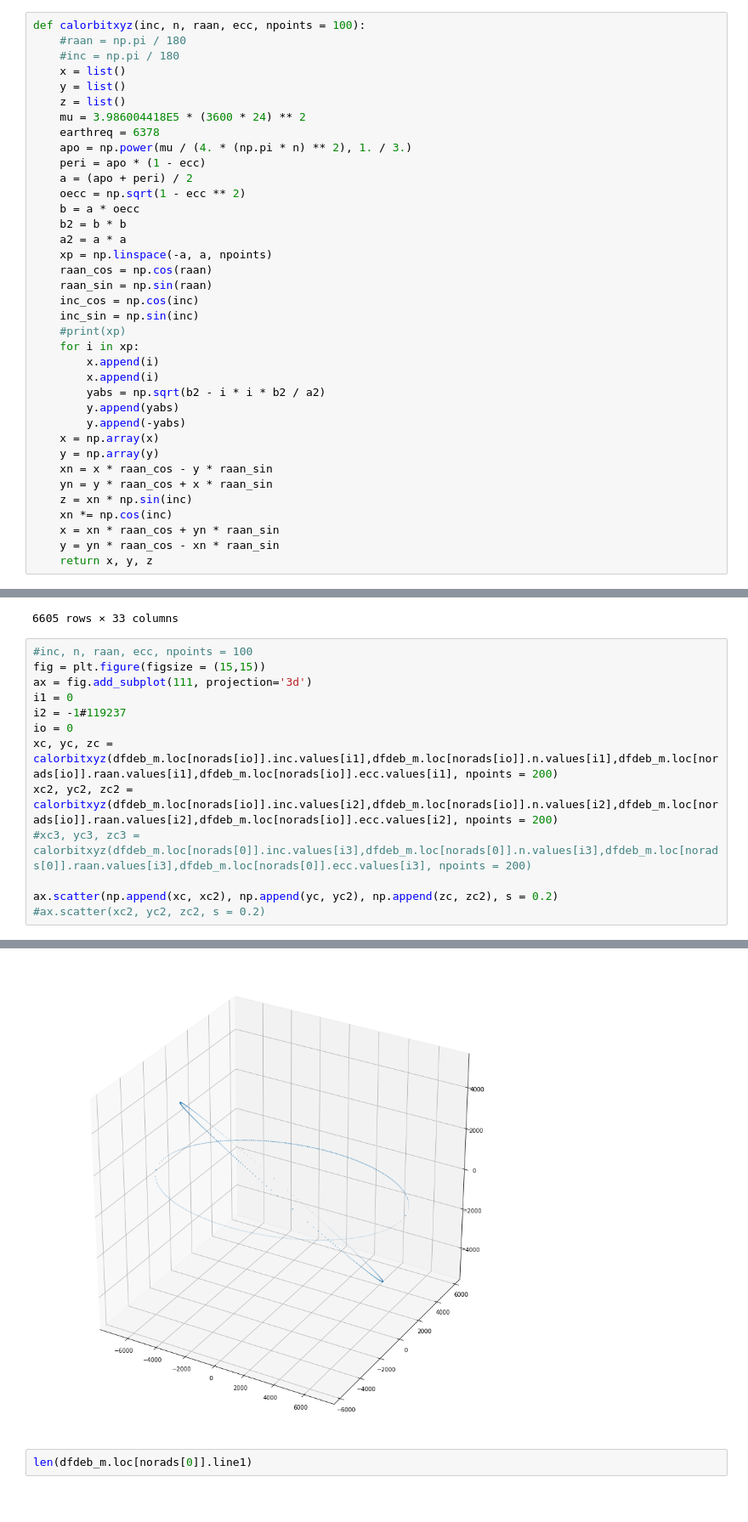
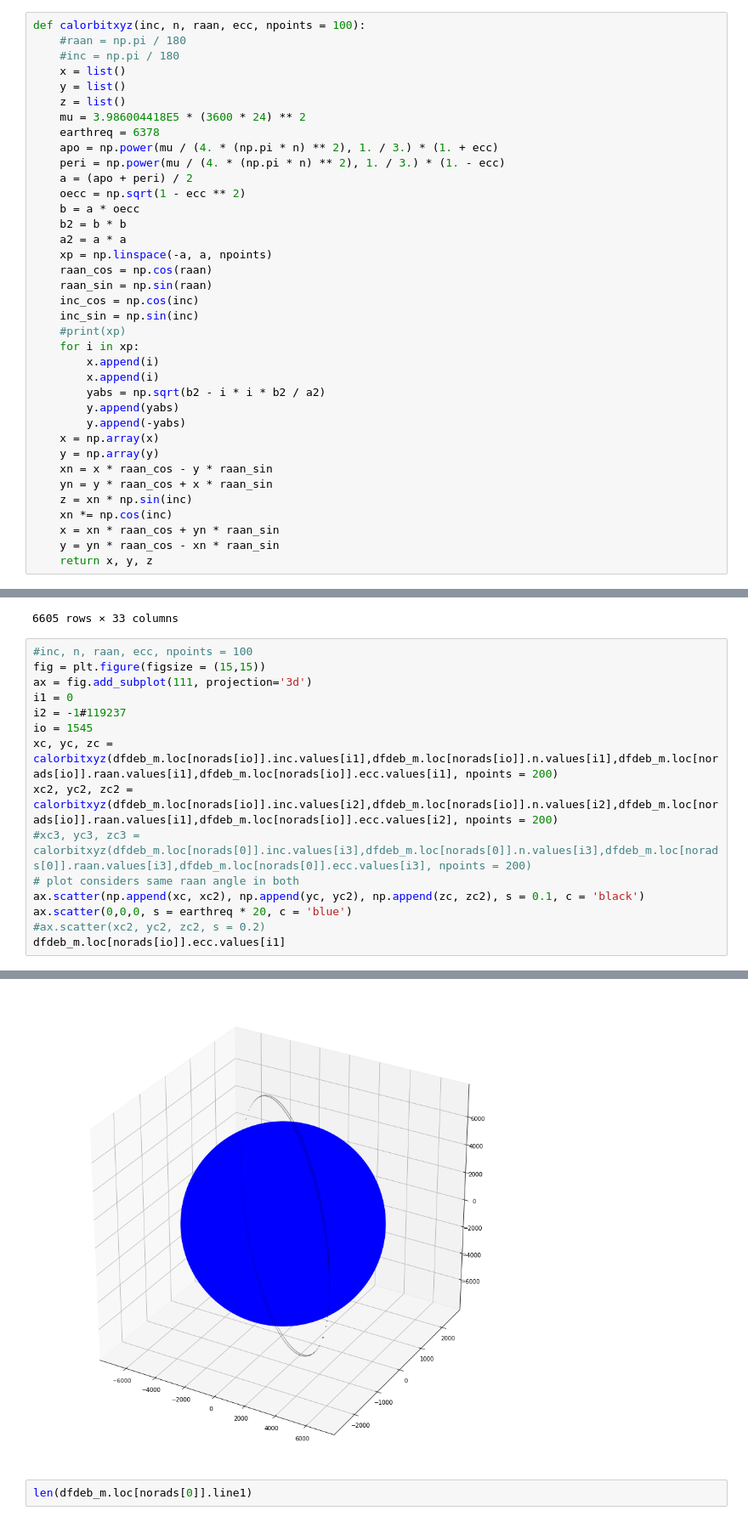
Before and after one commit to pniksa/Orbit_Rep, a Jupyter notebook: Cleaning_next_part.ipynb, the cells around one changed output, grey strips where cells are left out. Shown at 85% size. Saved outputs shown, nothing was run; the diff lists cells and outputs as text.

```diff
--- a/Cleaning_next_part.ipynb
+++ b/Cleaning_next_part.ipynb
@@ -398,8 +398,8 @@ def calorbitxyz(inc, n, raan, ecc, npoints = 100):
     z = list()
     mu = 3.986004418E5 * (3600 * 24) ** 2
     earthreq = 6378
-    apo = np.power(mu / (4. * (np.pi * n) ** 2), 1. / 3.)
-    peri = apo * (1 - ecc)
+    apo = np.power(mu / (4. * (np.pi * n) ** 2), 1. / 3.) * (1. + ecc)
+    peri = np.power(mu / (4. * (np.pi * n) ** 2), 1. / 3.) * (1. - ecc)
     a = (apo + peri) / 2
     oecc = np.sqrt(1 - ecc ** 2)
     b = a * oecc
@@ -462,11 +462,13 @@ fig = plt.figure(figsize = (15,15))
 ax = fig.add_subplot(111, projection='3d')
 i1 = 0
 i2 = -1#119237
-io = 0
+io = 1545
 xc, yc, zc = calorbitxyz(dfdeb_m.loc[norads[io]].inc.values[i1],dfdeb_m.loc[norads[io]].n.values[i1],dfdeb_m.loc[norads[io]].raan.values[i1],dfdeb_m.loc[norads[io]].ecc.values[i1], npoints = 200)
-xc2, yc2, zc2 = calorbitxyz(dfdeb_m.loc[norads[io]].inc.values[i2],dfdeb_m.loc[norads[io]].n.values[i2],dfdeb_m.loc[norads[io]].raan.values[i2],dfdeb_m.loc[norads[io]].ecc.values[i2], npoints = 200)
+xc2, yc2, zc2 = calorbitxyz(dfdeb_m.loc[norads[io]].inc.values[i2],dfdeb_m.loc[norads[io]].n.values[i2],dfdeb_m.loc[norads[io]].raan.values[i1],dfdeb_m.loc[norads[io]].ecc.values[i2], npoints = 200)
 #xc3, yc3, zc3 = calorbitxyz(dfdeb_m.loc[norads[0]].inc.values[i3],dfdeb_m.loc[norads[0]].n.values[i3],dfdeb_m.loc[norads[0]].raan.values[i3],dfdeb_m.loc[norads[0]].ecc.values[i3], npoints = 200)
-
-ax.scatter(np.append(xc, xc2), np.append(yc, yc2), np.append(zc, zc2), s = 0.2)
+# plot considers same raan angle in both
+ax.scatter(np.append(xc, xc2), np.append(yc, yc2), np.append(zc, zc2), s = 0.1, c = 'black')
+ax.scatter(0,0,0, s = earthreq * 20, c = 'blue')
 #ax.scatter(xc2, yc2, zc2, s = 0.2)
+dfdeb_m.loc[norads[io]].ecc.values[i1]
 # %% [output]
@@ -474,4 +476,4 @@ ax.scatter(np.append(xc, xc2), np.append(yc, yc2), np.append(zc, zc2), s = 0.2)
-[figure, old version]
+[figure, new version]
 # %%
 len(dfdeb_m.loc[norads[0]].line1)
 # %% [output]
```
Also changed, not shown: parts of 2 cells of this notebook, 1 other file.
